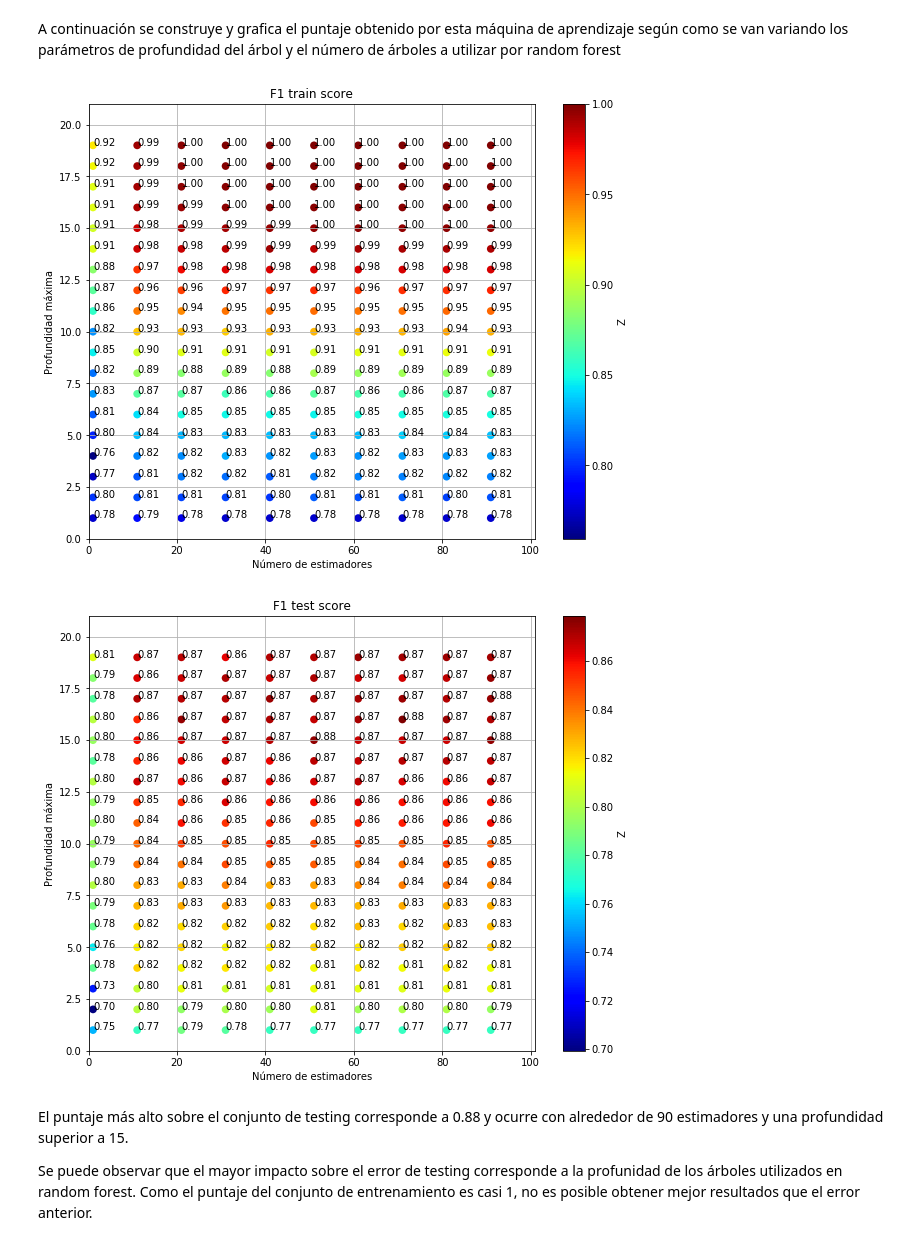
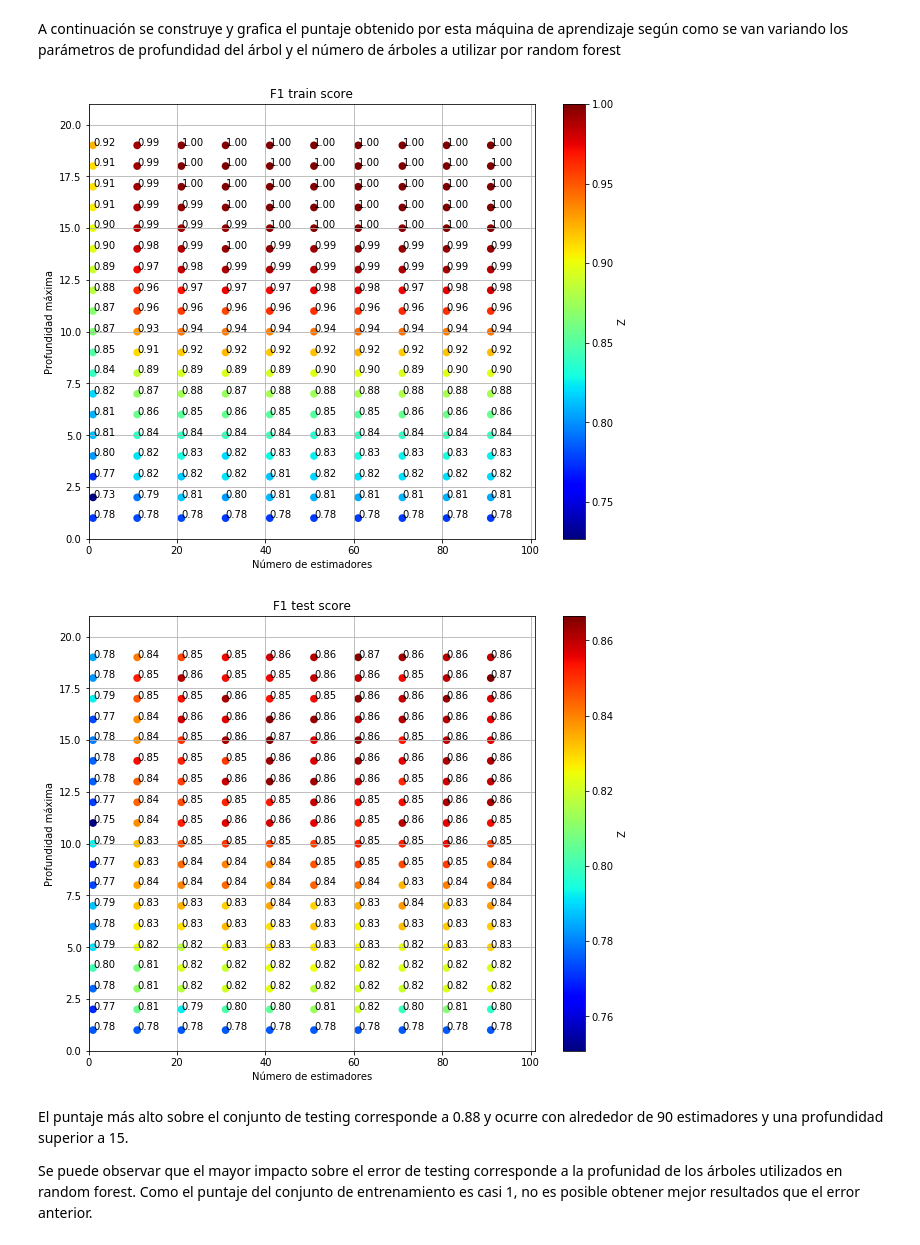
Before and after one commit to TareasJF/INF393, a Jupyter notebook: T3/Pregunta3.ipynb, the cells around one changed output. Cells and saved outputs as stored; diff of their text form; code cells hidden in the pictures.

```diff
--- a/T3/Pregunta3.ipynb
+++ b/T3/Pregunta3.ipynb
@@ -93,11 +93,16 @@ cols.remove('good_quality')
 df_randomized[cols] = scaler.fit_transform(df_randomized[cols])
 
 # División
-(Xtrain, Xtest) = train_test_split(df_randomized, test_size=0.25, random_state=8500)
+(Xtrain, X_general_tests) = train_test_split(df_randomized, test_size=0.5, random_state=8500)
+(Xvalidation, Xtest) = train_test_split(X_general_tests, test_size=0.5, random_state=10500)
+
 Ytrain = Xtrain['good_quality']
 Ytest = Xtest['good_quality']
+Yvalidation = Xvalidation['good_quality']
+
 Xtrain = Xtrain.drop('good_quality', axis=1)
 Xtest = Xtest.drop('good_quality', axis=1)
+Xvalidation = Xvalidation.drop('good_quality', axis=1)
 # %% [markdown]
 ## Arbol de clasificación
 # %% [markdown]
@@ -177,7 +182,7 @@ import numpy as np
 import matplotlib.pyplot as plt
 from sklearn.metrics import f1_score
 
-def train_random_forest(estimators, depth):
+def train_random_forest(estimators, depth, Xtrain, Ytrain, Xtest, Ytest):
     # Entrenar el árbol
     model = RandomForestClassifier(n_estimators=estimators, max_depth=depth,n_jobs=-1)
     model.fit(Xtrain, Ytrain)
@@ -207,7 +212,7 @@ def graph_random_forest_range(estimator_params, depth_params, z_to_show, upper_e
     f1_test_errors = []
 
     for point in points:
-        (train, test, f1train, f1test) = train_random_forest(point[0], point[1])
+        (train, test, f1train, f1test) = train_random_forest(point[0], point[1], Xtrain, Ytrain, Xtest, Ytest)
         train_errors.append(train)
         test_errors.append(test)
         f1_train_errors.append(f1train)
@@ -259,13 +264,13 @@ def graph_random_forest_range(estimator_params, depth_params, z_to_show, upper_e
 
 estimator_params = np.arange(1, 100, 10)
 depth_params = np.arange(1, 20, 1)
-graph_random_forest_range(estimator_params, depth_params, 0)
+graph_random_forest_range(estimator_params, depth_params, 0, 100, 20)
 # %% [output]
-[figure, old version]
+[figure, new version]
 # %%
-graph_random_forest_range(estimator_params, depth_params, 1, 200, 20)
+graph_random_forest_range(estimator_params, depth_params, 1, 100, 20)
 # %% [output]
-[figure, old version]
+[figure, new version]
 # %% [markdown]
 El puntaje más alto sobre el conjunto de testing corresponde a 0.88 y ocurre con alrededor de 90 estimadores y una profundidad superior a 15.
 
```
Also changed, not shown: parts of 17 cells of this notebook, 1 other file.
